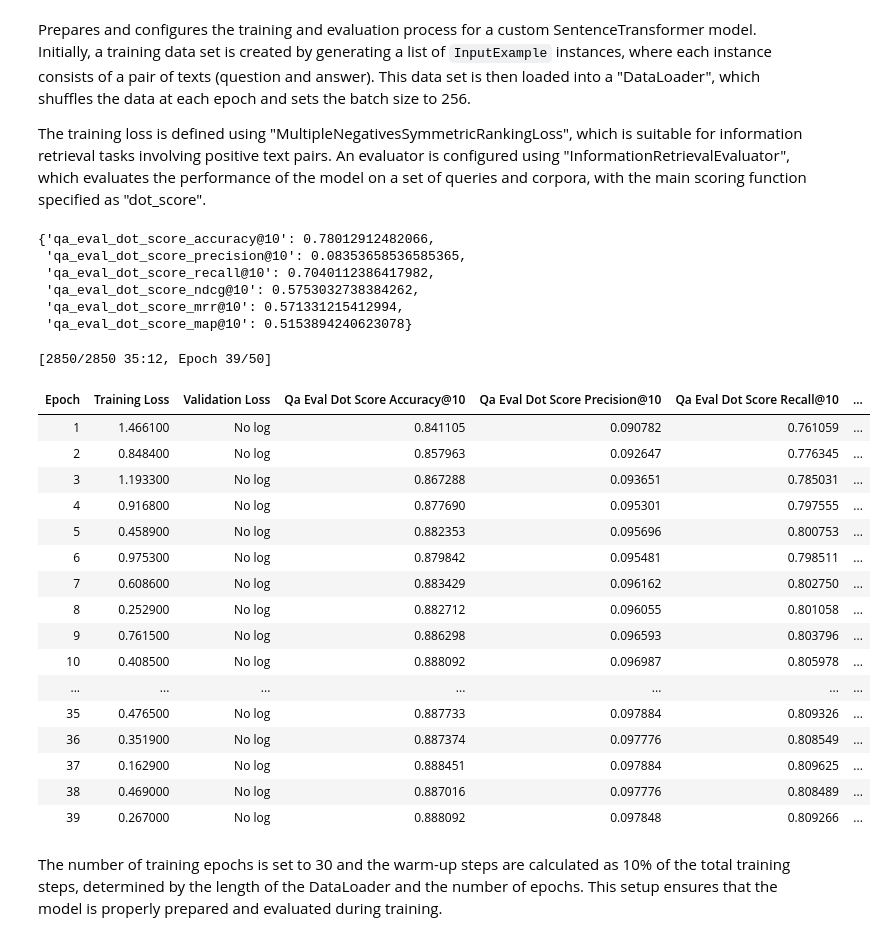
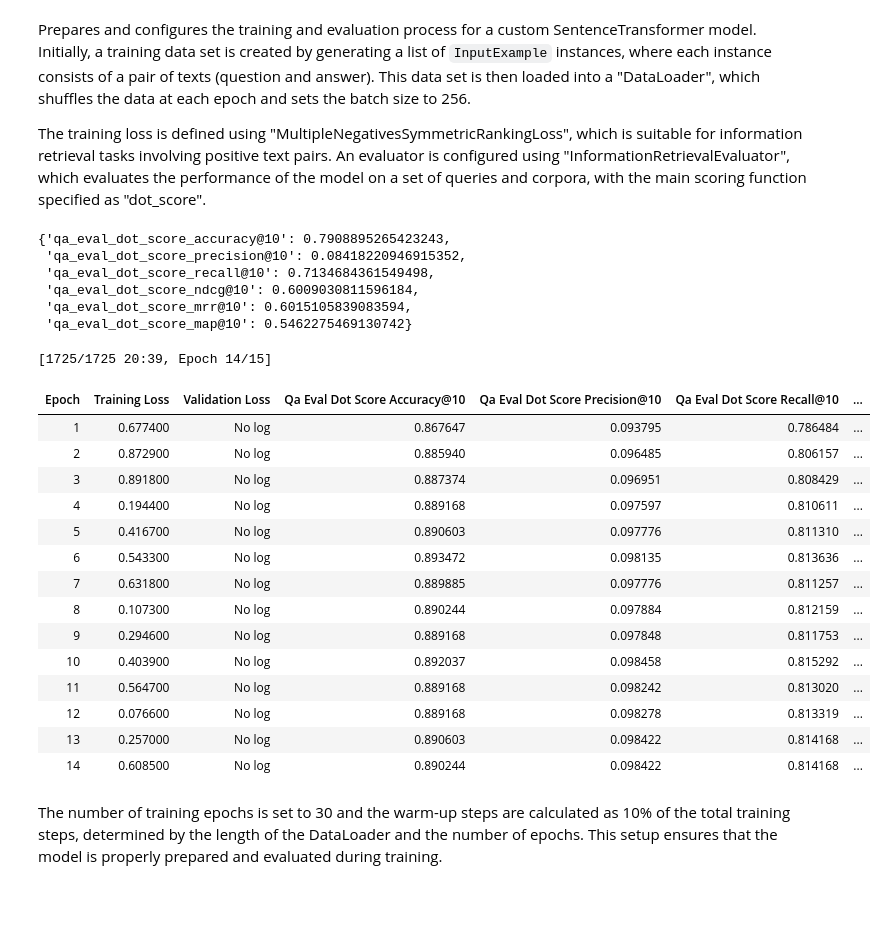
Before and after one commit to oyar99/nlp, a Jupyter notebook: FinalProject/model.ipynb, the cells around one changed output. Drawn from its saved outputs; the diff is of its cells as text; code cells hidden in the pictures; blank space fills up the shorter version.

```diff
--- a/FinalProject/model.ipynb
+++ b/FinalProject/model.ipynb
@@ -50,12 +49,12 @@ To enable the following instructions: AVX2 AVX512F AVX512_VNNI FMA, in other ope
 A custom SentenceTransformer model is configured by defining and configuring several components, including a word embedding model, a grouping model, a normalization layer, and an adapter module. The word embedding model is initialized with a pre-trained transformer model from Sentence Transformers, with specific settings for a maximum sequence length and case-sensitivity. The pooling model is configured to use token averaging for pooling, with other pooling modes disabled. The normalization layer is defined to standardize the embeddings.
 # %%
 # Carga del modelo base de embeddings de palabras Sentence Transformer
-model_name = "sentence-transformers/all-MiniLM-L6-v2"
+model_name = "BAAI/bge-small-en-v1.5"
 
 base_model = SentenceTransformer(
     model_name,                  # Nombre del modelo preentrenado de Sentence Transformers
     device="cuda",               # Utilizar GPU para entrenar (dispositivo CUDA)
-    model_kwargs={"torch_dtype": "float16"}  # Configurar el modelo para usar FP16 (precisión reducida) para optimizar la memoria
+    model_kwargs={"torch_dtype": "float16"},  # Configurar el modelo para usar FP16 (precisión reducida) para optimizar la memoria
 )
 
 # Mostrar la arquitectura del modelo cargado
@@ -70,15 +69,15 @@ SentenceTransformer(
 # Crear la capa de embeddings de palabras usando el mismo modelo preentrenado
 word_embedding_model = models.Transformer(
     model_name_or_path=model_name,  # Usar el mismo modelo preentrenado (sentence-transformers/all-MiniLM-L6-v2)
-    max_seq_length=512,  # Aumentar el tamaño máximo de secuencia de 256 a 512 para capturar más contexto
-    do_lower_case=False,  # No convertir las palabras a minúsculas, mantener la capitalización original
+    max_seq_length=512,
+    do_lower_case=True,  # No convertir las palabras a minúsculas, mantener la capitalización original
 )
 
 # Definir los parámetros del modelo de pooling
 pooling_model = models.Pooling(
-    word_embedding_dimension=512,  # Dimensión de los embeddings (incrementada a 512 para el nuevo modelo)
-    pooling_mode_cls_token=False,  # No usar el token [CLS] para el pooling
-    pooling_mode_mean_tokens=True,  # Usar el promedio de los tokens como estrategia de pooling
+    word_embedding_dimension=512,  # Dimensión de los embeddings (incrementada a 768 para el nuevo modelo)
+    pooling_mode_cls_token=True,  # Usar el token [CLS] para el pooling
+    pooling_mode_mean_tokens=False,  # No usar el promedio de los tokens como estrategia de pooling
     pooling_mode_max_tokens=False,  # No usar el token máximo para el pooling
     pooling_mode_mean_sqrt_len_tokens=False,  # No usar la raíz cuadrada de la longitud de los tokens para el pooling
     pooling_mode_weightedmean_tokens=False,  # No usar un promedio ponderado de los tokens
@@ -157,78 +156,76 @@ test_evaluator = InformationRetrievalEvaluator(
 
 results = dev_evaluator(base_model)
 
-results #'qa_eval_dot_score_recall@10': 0.7040112386417982,
+results #'qa_eval_dot_score_recall@10': 0.7134684361549498,
 # %% [output]
-{'qa_eval_dot_score_accuracy@10': 0.78012912482066,
- 'qa_eval_dot_score_precision@10': 0.08353658536585365,
- 'qa_eval_dot_score_recall@10': 0.7040112386417982,
- 'qa_eval_dot_score_ndcg@10': 0.5753032738384262,
- 'qa_eval_dot_score_mrr@10': 0.571331215412994,
- 'qa_eval_dot_score_map@10': 0.5153894240623078}
+{'qa_eval_dot_score_accuracy@10': 0.7908895265423243,
+ 'qa_eval_dot_score_precision@10': 0.08418220946915352,
+ 'qa_eval_dot_score_recall@10': 0.7134684361549498,
+ 'qa_eval_dot_score_ndcg@10': 0.6009030811596184,
+ 'qa_eval_dot_score_mrr@10': 0.6015105839083594,
+ 'qa_eval_dot_score_map@10': 0.5462275469130742}
 # %%
 # Definición de la función de pérdida usando MultipleNegativesSymmetricRankingLoss
 # Esta pérdida está diseñada para el entrenamiento de modelos de recuperación de información donde
 # se tienen pares de preguntas y respuestas, y se desea maximizar la similitud entre ellos.
 # 'similarity_fct=dot_score' especifica que se utiliza el producto punto (dot product) como función de similitud
-loss = MultipleNegativesSymmetricRankingLoss(custom_domain_model,
-                                             similarity_fct=dot_score)
+loss = MultipleNegativesRankingLoss(custom_domain_model,
+                                    similarity_fct=dot_score)
 
 # Configuración de los parámetros de entrenamiento mediante SentenceTransformerTrainingArguments
 args = SentenceTransformerTrainingArguments(
     output_dir="./results/domain_adaptation_model",  # Directorio donde se guardarán los resultados y checkpoints del modelo
-    num_train_epochs=30,  # Número de épocas para el entrenamiento
+    num_train_epochs=15,  # Número de épocas para el entrenamiento
     per_device_train_batch_size=64,  # Tamaño del batch para entrenamiento por dispositivo
     gradient_accumulation_steps=4,  # Acumulación de gradientes para simular un batch de tamaño más grande (4 acumulaciones para tener un batch equivalente a 512)
     per_device_eval_batch_size=512,  # Tamaño del batch para evaluación
     learning_rate=2e-5,  # Tasa de aprendizaje inicial
     warmup_ratio=0.1,  # Proporción de pasos de calentamiento (10% de los pasos de entrenamiento)
     bf16=True,  # Utiliza el formato bfloat16 para reducir el uso de memoria durante el entrenamiento en hardware compatible
     gradient_checkpointing=False,  # Checkpointing de gradientes para reducir el uso de memoria al costo de mayor cómputo
     optim="adamw_torch_fused",  # Optimizador AdamW con fusión de operaciones, más eficiente en hardware compatible
     lr_scheduler_type="cosine",  # Planificador de tasa de aprendizaje con decaimiento cosenoidal
     batch_sampler=BatchSamplers.NO_DUPLICATES,  # Utiliza un muestreo de batches que garantiza que no haya duplicados
     eval_strategy="epoch",  # Realiza evaluación al final de cada época
     save_strategy="epoch",  # Guarda un checkpoint al final de cada época
     save_total_limit=1,  # Mantiene un límite de 3 checkpoints, eliminando los más antiguos
-    logging_steps=20,  # Registra los resultados del entrenamiento cada 25 pasos
-    metric_for_best_model="qa_eval_dot_score_map@10",  # Métrica clave utilizada para determinar el mejor modelo (MAP@10 en este caso)
+    logging_steps=1,  # Registra los resultados del entrenamiento cada 25 pasos
+    metric_for_best_model="eval_qa_eval_dot_score_recall@10",  # Métrica clave utilizada para determinar el mejor modelo (MAP@10 en este caso)
     greater_is_better=True,  # Indica que un valor mayor de la métrica es mejor (se utiliza para seleccionar el mejor modelo)
     load_best_model_at_end=True,  # Carga automáticamente el mejor modelo al final del entrenamiento
 )
 
 # Creación del entrenador con los parámetros definidos
 trainer = SentenceTransformerTrainer(
     model=custom_domain_model,  # Modelo que se va a entrenar (previamente definido)
     args=args,  # Argumentos de entrenamiento definidos previamente
     train_dataset=qa_train.select_columns(["anchor", "positive"]),  # Dataset de entrenamiento, solo las columnas "anchor" y "positive"
     loss=loss,  # Función de pérdida definida para el entrenamiento
     evaluator=dev_evaluator,  # Evaluador que se encargará de evaluar el rendimiento en cada época
 )
 
 # Inicia el proceso de entrenamiento
 trainer.train()
 
 # Guarda el modelo final entrenado
 trainer.save_model()
 # %% [output]
-[2850/2850 35:12, Epoch 39/50]
+[1725/1725 20:39, Epoch 14/15]
 | Epoch | Training Loss | Validation Loss | Qa Eval Dot Score Accuracy@10 | Qa Eval Dot Score Precision@10 | Qa Eval Dot Score Recall@10 | ... |
-| 1 | 1.466100 | No log | 0.841105 | 0.090782 | 0.761059 | ... |
-| 2 | 0.848400 | No log | 0.857963 | 0.092647 | 0.776345 | ... |
-| 3 | 1.193300 | No log | 0.867288 | 0.093651 | 0.785031 | ... |
-| 4 | 0.916800 | No log | 0.877690 | 0.095301 | 0.797555 | ... |
-| 5 | 0.458900 | No log | 0.882353 | 0.095696 | 0.800753 | ... |
-| 6 | 0.975300 | No log | 0.879842 | 0.095481 | 0.798511 | ... |
-| 7 | 0.608600 | No log | 0.883429 | 0.096162 | 0.802750 | ... |
-| 8 | 0.252900 | No log | 0.882712 | 0.096055 | 0.801058 | ... |
-| 9 | 0.761500 | No log | 0.886298 | 0.096593 | 0.803796 | ... |
-| 10 | 0.408500 | No log | 0.888092 | 0.096987 | 0.805978 | ... |
-| ... | ... | ... | ... | ... | ... | ... |
-| 35 | 0.476500 | No log | 0.887733 | 0.097884 | 0.809326 | ... |
-| 36 | 0.351900 | No log | 0.887374 | 0.097776 | 0.808549 | ... |
-| 37 | 0.162900 | No log | 0.888451 | 0.097884 | 0.809625 | ... |
-| 38 | 0.469000 | No log | 0.887016 | 0.097776 | 0.808489 | ... |
-| 39 | 0.267000 | No log | 0.888092 | 0.097848 | 0.809266 | ... |
+| 1 | 0.677400 | No log | 0.867647 | 0.093795 | 0.786484 | ... |
+| 2 | 0.872900 | No log | 0.885940 | 0.096485 | 0.806157 | ... |
+| 3 | 0.891800 | No log | 0.887374 | 0.096951 | 0.808429 | ... |
+| 4 | 0.194400 | No log | 0.889168 | 0.097597 | 0.810611 | ... |
+| 5 | 0.416700 | No log | 0.890603 | 0.097776 | 0.811310 | ... |
+| 6 | 0.543300 | No log | 0.893472 | 0.098135 | 0.813636 | ... |
+| 7 | 0.631800 | No log | 0.889885 | 0.097776 | 0.811257 | ... |
+| 8 | 0.107300 | No log | 0.890244 | 0.097884 | 0.812159 | ... |
+| 9 | 0.294600 | No log | 0.889168 | 0.097848 | 0.811753 | ... |
+| 10 | 0.403900 | No log | 0.892037 | 0.098458 | 0.815292 | ... |
+| 11 | 0.564700 | No log | 0.889168 | 0.098242 | 0.813020 | ... |
+| 12 | 0.076600 | No log | 0.889168 | 0.098278 | 0.813319 | ... |
+| 13 | 0.257000 | No log | 0.890603 | 0.098422 | 0.814168 | ... |
+| 14 | 0.608500 | No log | 0.890244 | 0.098422 | 0.814168 | ... |
 # %% [markdown]
 The number of training epochs is set to 30 and the warm-up steps are calculated as 10% of the total training steps, determined by the length of the DataLoader and the number of epochs. This setup ensures that the model is properly prepared and evaluated during training.
 # %% [markdown]
```
Also changed, not shown: parts of 11 cells of this notebook, 55 other files.
